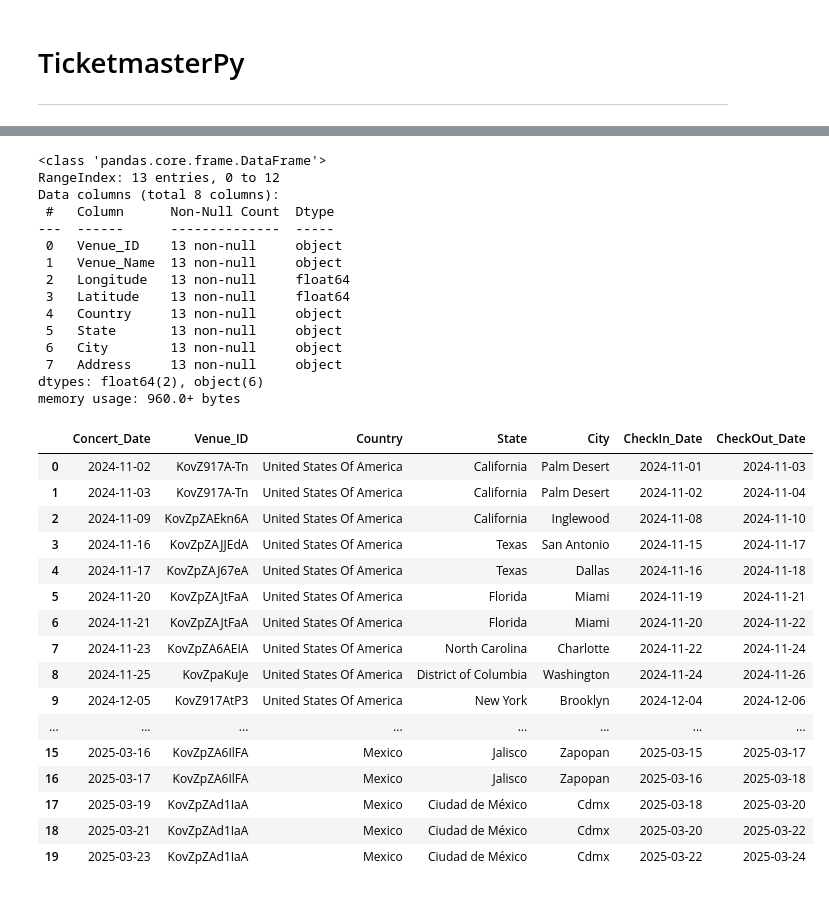
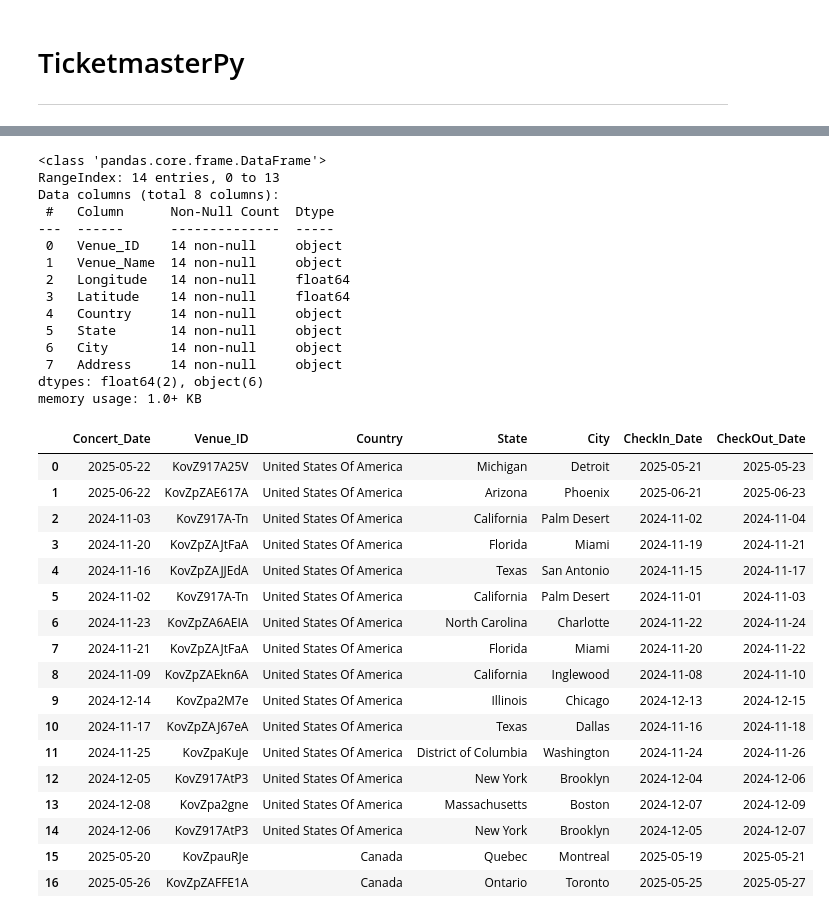
Before and after one commit to sescajeda/project3-data-engineering, a Jupyter notebook: Ticketmaster_API/TicketmasterPy.ipynb, the cells around one changed output, grey strips where cells are left out. Saved outputs shown, nothing was run; the diff lists cells and outputs as text; code cells hidden in the pictures.

```diff
--- a/Ticketmaster_API/TicketmasterPy.ipynb
+++ b/Ticketmaster_API/TicketmasterPy.ipynb
@@ -25,7 +25,7 @@ base_url = 'https://app.ticketmaster.com/discovery/v2/events?'
 
 params = {'apikey' : ticketmaster_api_key,
           'keyword': 'Shakira - Las Mujeres Ya No Lloran - World Tour',
-          'preferredCountry': ["us", " ca"],
+          'countryCode': ["us", " ca"],
           'locale': '*' }
 
 # Make request and store response to be used in and event variable
@@ -369,47 +372,48 @@ for column in columns_to_convert:
 venues_df.info()
 # %% [output]
 <class 'pandas.core.frame.DataFrame'>
-RangeIndex: 13 entries, 0 to 12
+RangeIndex: 14 entries, 0 to 13
 Data columns (total 8 columns):
  #   Column      Non-Null Count  Dtype
 ---  ------      --------------  -----
- 0   Venue_ID    13 non-null     object
- 1   Venue_Name  13 non-null     object
- 2   Longitude   13 non-null     float64
- 3   Latitude    13 non-null     float64
- 4   Country     13 non-null     object
- 5   State       13 non-null     object
- 6   City        13 non-null     object
- 7   Address     13 non-null     object
+ 0   Venue_ID    14 non-null     object
+ 1   Venue_Name  14 non-null     object
+ 2   Longitude   14 non-null     float64
+ 3   Latitude    14 non-null     float64
+ 4   Country     14 non-null     object
+ 5   State       14 non-null     object
+ 6   City        14 non-null     object
+ 7   Address     14 non-null     object
 dtypes: float64(2), object(6)
-memory usage: 960.0+ bytes
+memory usage: 1.0+ KB
 # %%
 # Create a new df with lodging information
-lodging_info = pd.merge(concerts_df, venues_df, on='Venue_ID', how='left')
+lodging_info_df = pd.merge(concerts_df, venues_df, on='Venue_ID', how='left')
 
-lodging_info = lodging_info.drop(columns=['Event_ID', 'Concert_Name', 'Ticket_Sale_Status', 'Ticket_Min_Price',
+lodging_info_df = lodging_info_df.drop(columns=['Event_ID', 'Concert_Name', 'Ticket_Sale_Status', 'Ticket_Min_Price',
                                           'Ticket_Max_Price', 'Ticket_Limitation', 'Venue_Name', 'Longitude',
                                           'Latitude', 'Address' ])
 
-lodging_info['CheckIn_Date'] = lodging_info['Concert_Date'] - timedelta(days=1)
-lodging_info['CheckOut_Date'] = lodging_info['Concert_Date'] + timedelta(days=1)
+lodging_info_df['CheckIn_Date'] = lodging_info_df['Concert_Date'] - timedelta(days=1)
+lodging_info_df['CheckOut_Date'] = lodging_info_df['Concert_Date'] + timedelta(days=1)
 
-lodging_info
+lodging_info_df
 # %% [output]
 |  | Concert_Date | Venue_ID | Country | State | City | CheckIn_Date | CheckOut_Date |
-| 0 | 2024-11-02 | KovZ917A-Tn | United States Of America | California | Palm Desert | 2024-11-01 | 2024-11-03 |
-| 1 | 2024-11-03 | KovZ917A-Tn | United States Of America | California | Palm Desert | 2024-11-02 | 2024-11-04 |
-| 2 | 2024-11-09 | KovZpZAEkn6A | United States Of America | California | Inglewood | 2024-11-08 | 2024-11-10 |
-| 3 | 2024-11-16 | KovZpZAJJEdA | United States Of America | Texas | San Antonio | 2024-11-15 | 2024-11-17 |
-| 4 | 2024-11-17 | KovZpZAJ67eA | United States Of America | Texas | Dallas | 2024-11-16 | 2024-11-18 |
-| 5 | 2024-11-20 | KovZpZAJtFaA | United States Of America | Florida | Miami | 2024-11-19 | 2024-11-21 |
-| 6 | 2024-11-21 | KovZpZAJtFaA | United States Of America | Florida | Miami | 2024-11-20 | 2024-11-22 |
-| 7 | 2024-11-23 | KovZpZA6AEIA | United States Of America | North Carolina | Charlotte | 2024-11-22 | 2024-11-24 |
-| 8 | 2024-11-25 | KovZpaKuJe | United States Of America | District of Columbia | Washington | 2024-11-24 | 2024-11-26 |
-| 9 | 2024-12-05 | KovZ917AtP3 | United States Of America | New York | Brooklyn | 2024-12-04 | 2024-12-06 |
-| ... | ... | ... | ... | ... | ... | ... | ... |
-| 15 | 2025-03-16 | KovZpZA6IlFA | Mexico | Jalisco | Zapopan | 2025-03-15 | 2025-03-17 |
-| 16 | 2025-03-17 | KovZpZA6IlFA | Mexico | Jalisco | Zapopan | 2025-03-16 | 2025-03-18 |
-| 17 | 2025-03-19 | KovZpZAd1IaA | Mexico | Ciudad de México | Cdmx | 2025-03-18 | 2025-03-20 |
-| 18 | 2025-03-21 | KovZpZAd1IaA | Mexico | Ciudad de México | Cdmx | 2025-03-20 | 2025-03-22 |
-| 19 | 2025-03-23 | KovZpZAd1IaA | Mexico | Ciudad de México | Cdmx | 2025-03-22 | 2025-03-24 |
+| 0 | 2025-05-22 | KovZ917A25V | United States Of America | Michigan | Detroit | 2025-05-21 | 2025-05-23 |
+| 1 | 2025-06-22 | KovZpZAE617A | United States Of America | Arizona | Phoenix | 2025-06-21 | 2025-06-23 |
+| 2 | 2024-11-03 | KovZ917A-Tn | United States Of America | California | Palm Desert | 2024-11-02 | 2024-11-04 |
+| 3 | 2024-11-20 | KovZpZAJtFaA | United States Of America | Florida | Miami | 2024-11-19 | 2024-11-21 |
+| 4 | 2024-11-16 | KovZpZAJJEdA | United States Of America | Texas | San Antonio | 2024-11-15 | 2024-11-17 |
+| 5 | 2024-11-02 | KovZ917A-Tn | United States Of America | California | Palm Desert | 2024-11-01 | 2024-11-03 |
+| 6 | 2024-11-23 | KovZpZA6AEIA | United States Of America | North Carolina | Charlotte | 2024-11-22 | 2024-11-24 |
+| 7 | 2024-11-21 | KovZpZAJtFaA | United States Of America | Florida | Miami | 2024-11-20 | 2024-11-22 |
+| 8 | 2024-11-09 | KovZpZAEkn6A | United States Of America | California | Inglewood | 2024-11-08 | 2024-11-10 |
+| 9 | 2024-12-14 | KovZpa2M7e | United States Of America | Illinois | Chicago | 2024-12-13 | 2024-12-15 |
+| 10 | 2024-11-17 | KovZpZAJ67eA | United States Of America | Texas | Dallas | 2024-11-16 | 2024-11-18 |
+| 11 | 2024-11-25 | KovZpaKuJe | United States Of America | District of Columbia | Washington | 2024-11-24 | 2024-11-26 |
+| 12 | 2024-12-05 | KovZ917AtP3 | United States Of America | New York | Brooklyn | 2024-12-04 | 2024-12-06 |
+| 13 | 2024-12-08 | KovZpa2gne | United States Of America | Massachusetts | Boston | 2024-12-07 | 2024-12-09 |
+| 14 | 2024-12-06 | KovZ917AtP3 | United States Of America | New York | Brooklyn | 2024-12-05 | 2024-12-07 |
+| 15 | 2025-05-20 | KovZpauRJe | Canada | Quebec | Montreal | 2025-05-19 | 2025-05-21 |
+| 16 | 2025-05-26 | KovZpZAFFE1A | Canada | Ontario | Toronto | 2025-05-25 | 2025-05-27 |
```
Also changed, not shown: parts of 13 cells of this notebook, 2 other files.
